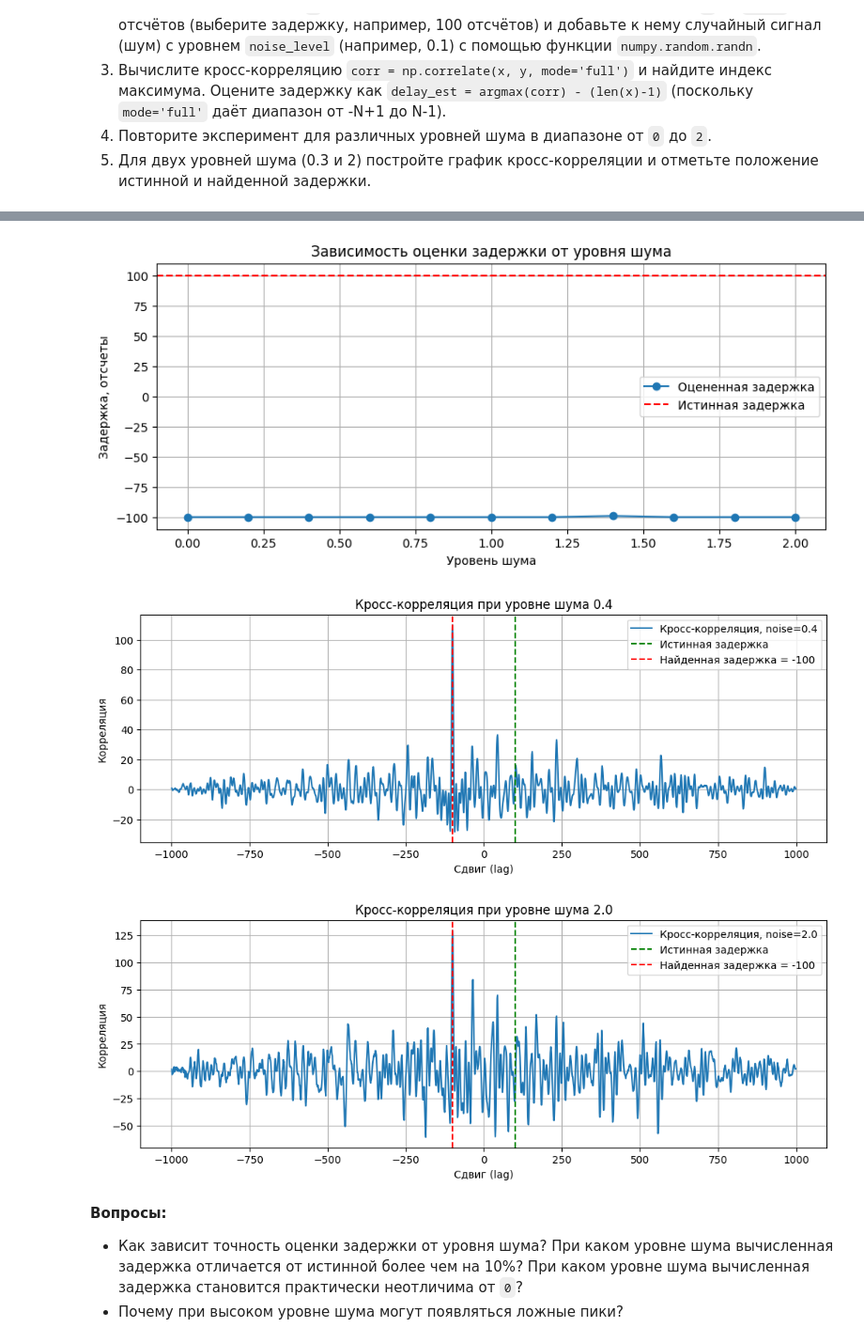
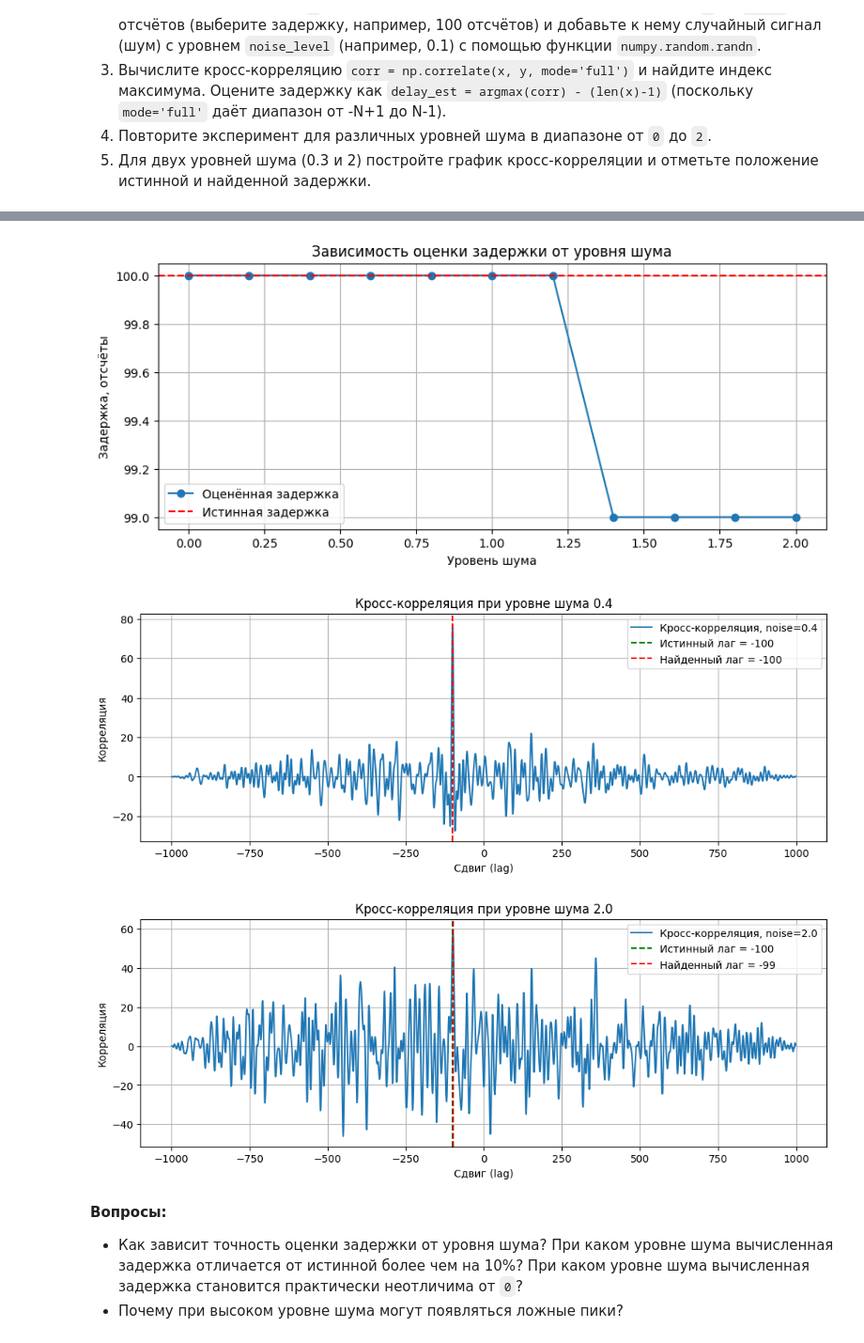
Before and after one commit to korzhimanov/dsp-seminars, a Jupyter notebook: seminars/3_Гусев.ipynb, the cells around one changed output, grey strips where cells are left out. Shown at 94% size. Saved outputs shown, nothing was run; the diff lists cells and outputs as text; code cells hidden in the pictures.

```diff
--- a/seminars/3_Гусев.ipynb
+++ b/seminars/3_Гусев.ipynb
@@ -221,15 +214,18 @@ L | Rect(5 Hz) | Rect(80 Hz) | Gauss(5 Hz) | Gauss(80 Hz)
 4. Повторите эксперимент для различных уровней шума в диапазоне от `0` до `2`.
 5. Для двух уровней шума (0.3 и 2) постройте график кросс-корреляции и отметьте положение истинной и найденной задержки.
 # %%
+np.random.seed(42)
+
 # Параметры
 fs = 1000
 T = 1.0
 N = int(fs * T)
 t = np.arange(N) / fs
-delay = 100
-noise_levels = np.linspace(0, 2, 11)  # 0, 0.2, ..., 2.0
 
-# Cумма 100 синусоид
+true_delay = 100
+noise_levels = np.linspace(0, 2, 11)
+
+# Сигнал x: сумма 100 синусоид
 x = np.zeros(N)
 for _ in range(100):
     f = np.random.uniform(10, 100)
@@ -237,55 +233,45 @@ for _ in range(100):
     phi = np.random.uniform(0, 2*np.pi)
     x += A * np.sin(2 * np.pi * f * t + phi)
 
-# Нормировка в [-1, 1]
 x = x / np.max(np.abs(x))
 
 estimated_delays = []
-
-# Для сохранения корреляций при двух уровнях шума
 saved_corrs = {}
 
 for noise_level in noise_levels:
-    # Cоздание сдвинутого сигнала y
-    y_clean = np.roll(x, delay)
-    noise = noise_level * np.random.randn(N)
-    y = y_clean + noise
+    y = np.roll(x, true_delay) + noise_level * np.random.randn(N)
 
-    # Rросс-корреляция
     corr = np.correlate(x, y, mode='full')
     lags = np.arange(-N + 1, N)
 
-    # Оценка задержки
-    estimated_delay = lags[np.argmax(corr)]
+    lag_at_max = lags[np.argmax(corr)]
+    estimated_delay = abs(lag_at_max)   # оцениваем величину задержки
+
     estimated_delays.append(estimated_delay)
 
-    # Сохраняем для построения графиков
     if np.isclose(noise_level, 0.4) or np.isclose(noise_level, 2.0):
-        saved_corrs[noise_level] = (lags, corr, estimated_delay)
+        saved_corrs[noise_level] = (lags, corr, lag_at_max)
 
-# Вывод таблицы результатов
 print("noise_level | estimated_delay | error")
 for nl, est in zip(noise_levels, estimated_delays):
-    print(f"{nl:10.1f} | {est:15d} | {abs(est - delay):5d}")
+    print(f"{nl:10.1f} | {est:15d} | {abs(est - true_delay):5d}")
 
-# График зависимости оценки задержки от уровня шума
 plt.figure(figsize=(10, 4))
-plt.plot(noise_levels, estimated_delays, 'o-', label='Оцененная задержка')
-plt.axhline(delay, color='r', linestyle='--', label='Истинная задержка')
+plt.plot(noise_levels, estimated_delays, 'o-', label='Оценённая задержка')
+plt.axhline(true_delay, color='r', linestyle='--', label='Истинная задержка')
 plt.xlabel('Уровень шума')
-plt.ylabel('Задержка, отсчеты')
+plt.ylabel('Задержка, отсчёты')
 plt.title('Зависимость оценки задержки от уровня шума')
 plt.grid()
 plt.legend()
 plt.show()
 
-# Графики кросс-корреляции для двух уровней шума
 for nl in [0.4, 2.0]:
-    lags, corr, est = saved_corrs[nl]
+    lags, corr, lag_at_max = saved_corrs[nl]
     plt.figure(figsize=(12, 4))
     plt.plot(lags, corr, label=f'Кросс-корреляция, noise={nl}')
-    plt.axvline(delay, color='g', linestyle='--', label='Истинная задержка')
-    plt.axvline(est, color='r', linestyle='--', label=f'Найденная задержка = {est}')
+    plt.axvline(-true_delay, color='g', linestyle='--', label='Истинный лаг = -100')
+    plt.axvline(lag_at_max, color='r', linestyle='--', label=f'Найденный лаг = {lag_at_max}')
     plt.xlabel('Сдвиг (lag)')
     plt.ylabel('Корреляция')
     plt.title(f'Кросс-корреляция при уровне шума {nl}')
@@ -308,6 +294,6 @@ noise_level | estimated_delay | error
-[figure, old version]
+[figure, new version]
-[figure, old version]
+[figure, new version]
-[figure, old version]
+[figure, new version]
 # %% [markdown]
 **Вопросы:**
 - Как зависит точность оценки задержки от уровня шума? При каком уровне шума вычисленная задержка отличается от истинной более чем на 10%? При каком уровне шума вычисленная задержка становится практически неотличима от `0`?
```
Also changed, not shown: parts of 8 cells of this notebook.
